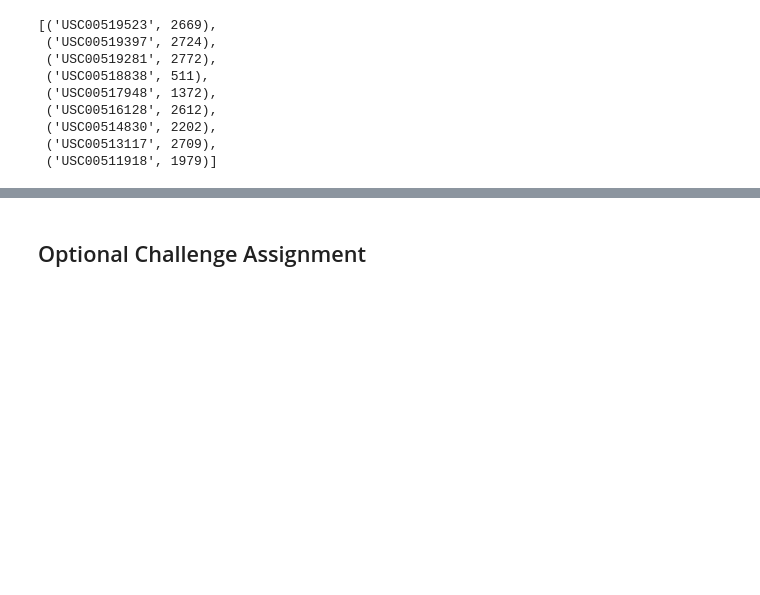
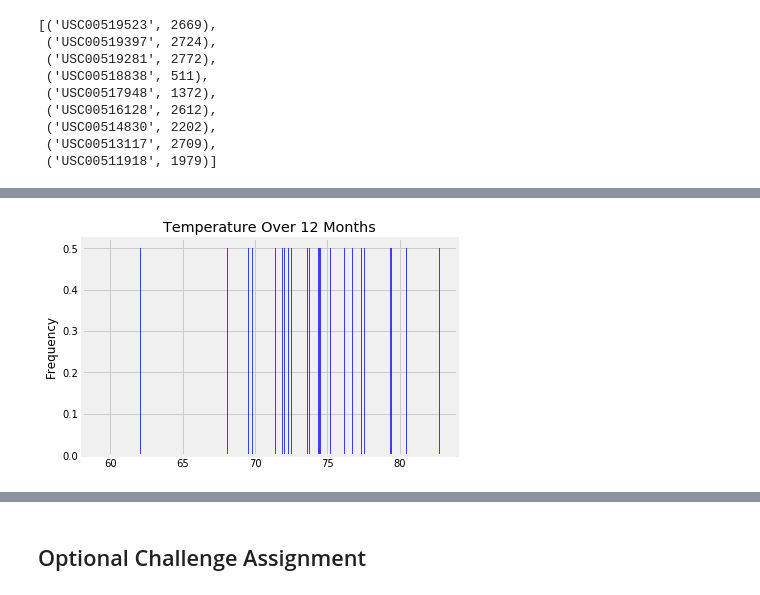
Before and after one commit to erjacobs2/SQL_Alchemy, a Jupyter notebook: climate_starter.ipynb, the cells around one changed output, grey strips where cells are left out. Saved outputs shown, nothing was run; the diff lists cells and outputs as text; code cells hidden in the pictures; blank space fills up the shorter version.

```diff
--- a/climate_starter.ipynb
+++ b/climate_starter.ipynb
@@ -302,9 +304,11 @@ session.query(Measurement.station, func.count(Measurement.station)).group_by('st
  ('USC00513117', 2709),
  ('USC00511918', 1979)]
 # %%
-results3 = session.query(Measurement.date, func.sum(Measurement.tobs), Measurement.station).\
+results3 = session.query(Measurement.tobs).\
     filter(Measurement.date > '2016-08-23').\
-    filter(Measurement.date == 'USC00519281').\
+    filter(Measurement.station == 'USC00519281').\
     group_by(Measurement.date).order_by(Measurement.date).all()
 results3
+
+#Measurement.station Measurement.date
 # %% [output]
@@ -312,3 +332,17 @@ results3
+# %%
+#Histogram
+
+x = results3
+
+#n, bins, patches = plt.hist(x, 12, density=True, facecolor='b', alpha=0.75)
+plt.hist(x, 12, density=True, facecolor='b', alpha=0.75)
+plt.ylabel('Frequency')
+plt.title('Temperature Over 12 Months')
+#plt.axis([40, 160, 0, 0.03])
+plt.grid(True)
+plt.show()
+# %% [output]
+[figure, added]
 # %% [markdown]
 ![precipitation](Images/station-histogram.png)
 # %%
```
Also changed, not shown: parts of 6 cells of this notebook, 2 other files.
